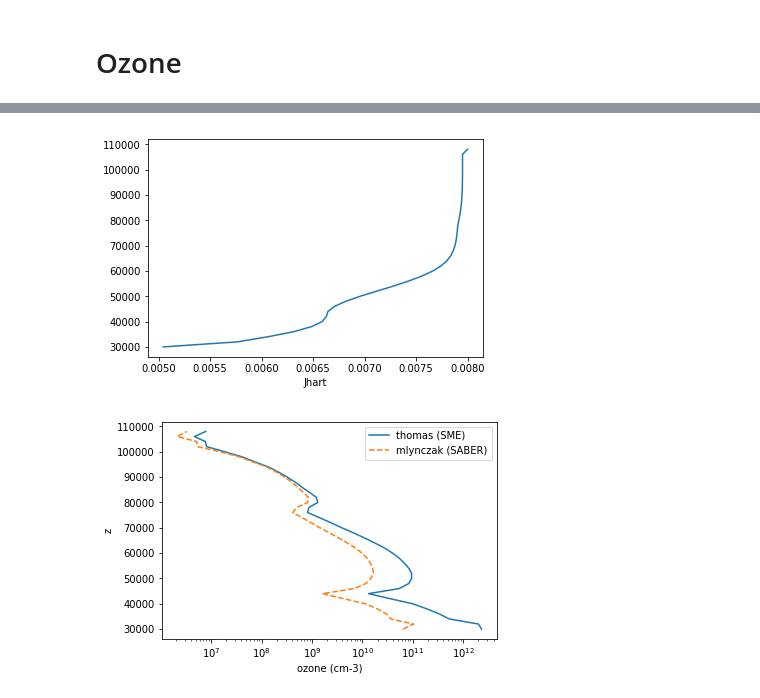
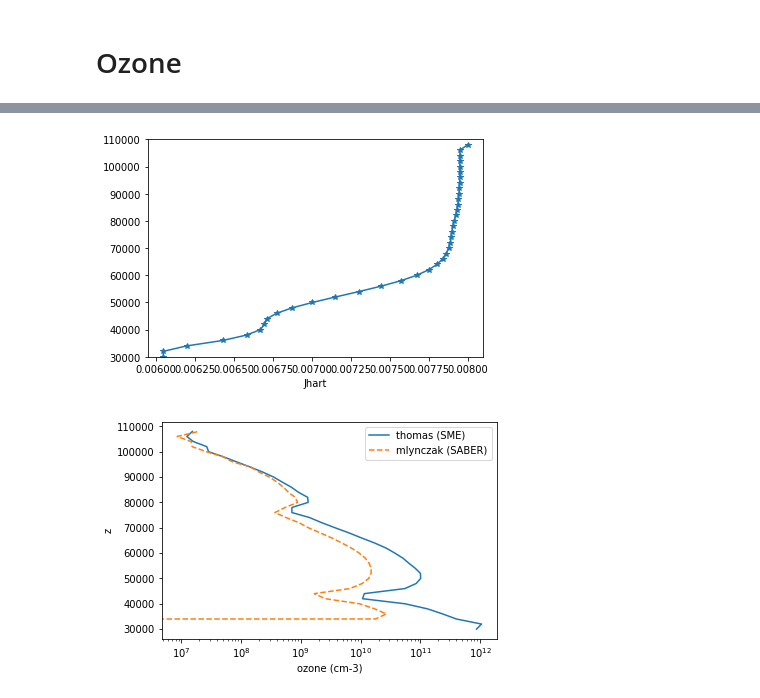
Before and after one commit to Anqi-Li/iris, a Jupyter notebook: notebooks/ozone_retrieval.ipynb, the cells around one changed output, grey strips where cells are left out. Drawn from its saved outputs; the diff is of its cells as text; code cells hidden in the pictures.

```diff
--- a/notebooks/ozone_retrieval.ipynb
+++ b/notebooks/ozone_retrieval.ipynb
@@ -15,7 +15,7 @@ units = 'days since 1858-11-17 00:00:00.000'
 # import data from database
 # %%
 orbit = 20900
-num_of_orbits = 2
+num_of_orbits = 0
 ch = 3
 
 
@@ -325,8 +325,8 @@ pathl = pathleng(z, zenithangle) * 1e2  # [m -> cm]
 O2 = 0.21 * M # molec cm-3
 N2 = 0.78 * M # molec cm-3
 
-im = 7
-O2sd_ver = result_1d[im]
+im = 5
+O2sd_ver = result_1d_pre[im]
 O2sd_ver = np.abs(O2sd_ver)
 O3 = np.zeros(z.shape)
 Jhart = np.zeros(z.shape)
@@ -385,7 +385,7 @@ O3_thomas = O3
 # %%
 from chemi import ozone_mlynczak
-#im = 5
-O2sd_ver = result_1d[im]
+im = 7
+O2sd_ver = result_1d_pre[im]
 #O2sd_ver = result_1d_pre[im]
 O2sd_ver = np.abs(O2sd_ver)
 
@@ -419,34 +419,37 @@ for i in range(len(z)-2, -1, -1):
     jO2 = irrad * sO2 * np.exp(-tau)
     jhart = jO3[hartrange].sum()
     jlya = jO2[lyarange].sum()
     jsrc = jO2[srcrange].sum()
     j3 = jO3.sum()
 
     Jhart[i] = jhart
     Jlya[i] = jlya
     Jsrc[i] = jsrc
     O3[i] = ozone_mlynczak(O2sd_ver[i], T[i], M[i], O[i], O3[i],
                            Jhart[i], Jlya[i], Jsrc[i], gA[i])
+
     O[i] = oxygen_atom(M[i], T[i], O3[i], j3)
 
-    if jhart < 1e-4:
+    if jhart < 1e-5:
         break
 
 O3_mlynczak = O3
 
 plt.figure()
-plt.plot(Jhart, z)
+plt.plot(Jhart, z, marker='*')
 plt.xlabel('Jhart')
+ax = plt.gca()
+ax.set(ylim=[30e3, 110e3])
 
 plt.figure()
 plt.plot(O3_thomas, z, '-', label='thomas (SME)')
 plt.plot(O3_mlynczak, z, '--', label='mlynczak (SABER)')
 plt.xlabel('ozone (cm-3)')
 plt.ylabel('z')
 ax = plt.gca()
 ax.set_xscale('log')
 plt.legend()
 plt.show()
 # %% [output]
-[figure, old version]
+[figure, new version]
-[figure, old version]
+[figure, new version]
```
Also changed, not shown: parts of 6 cells of this notebook, 11 other files.
